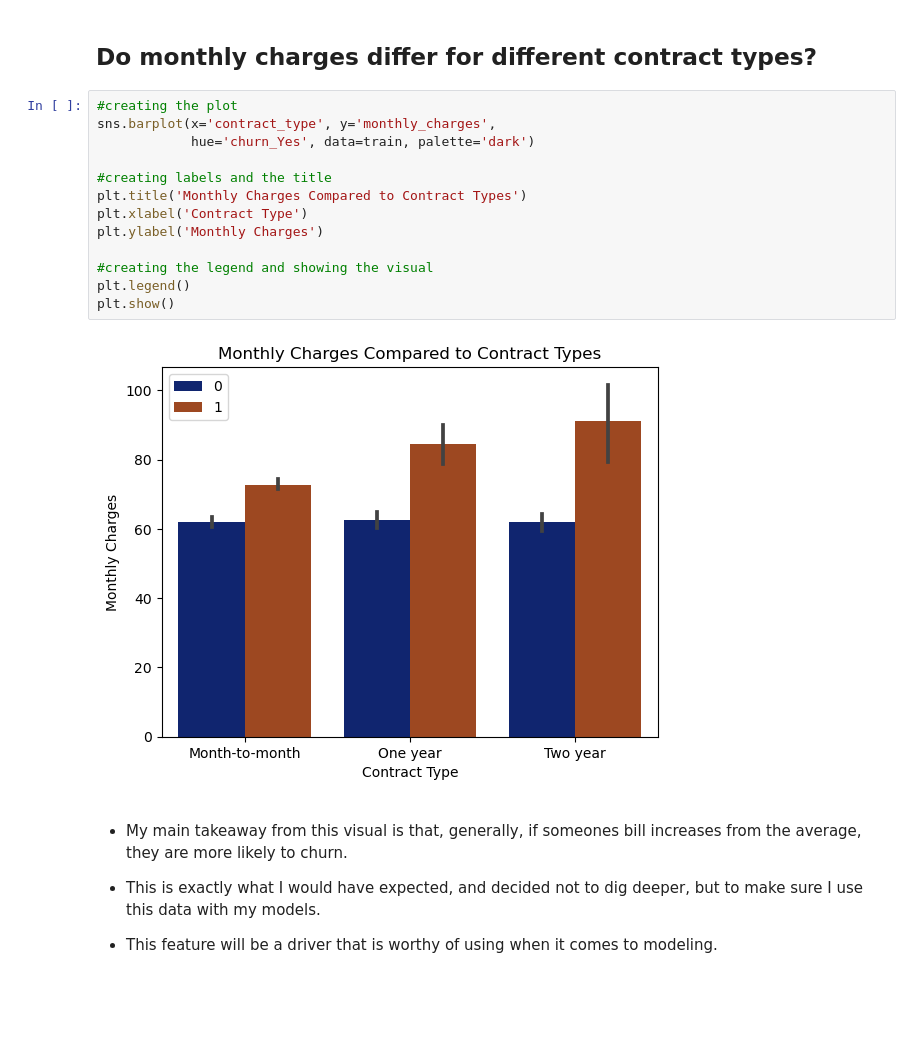
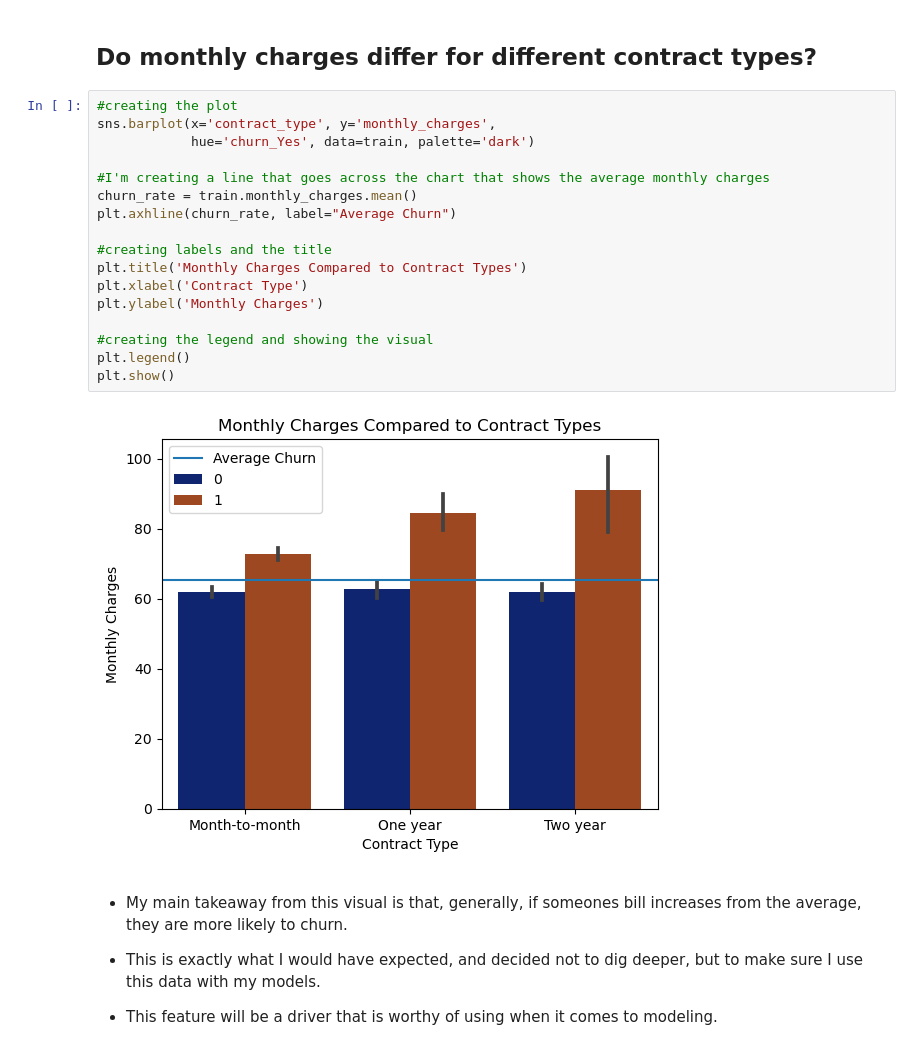
Before and after one commit to shawn-brown12/classification_project, a Jupyter notebook: Final_Report.ipynb, the cells around one changed output. Saved outputs shown, nothing was run; the diff lists cells and outputs as text; blank space fills up the shorter version.

```diff
--- a/Final_Report.ipynb
+++ b/Final_Report.ipynb
@@ -159,18 +160,22 @@ plt.show()
 # %%
 #creating the plot
 sns.barplot(x='contract_type', y='monthly_charges',
             hue='churn_Yes', data=train, palette='dark')
+
+#I'm creating a line that goes across the chart that shows the average monthly charges
+churn_rate = train.monthly_charges.mean()
+plt.axhline(churn_rate, label="Average Churn")
 
 #creating labels and the title
 plt.title('Monthly Charges Compared to Contract Types')
 plt.xlabel('Contract Type')
 plt.ylabel('Monthly Charges')
 
 #creating the legend and showing the visual
 plt.legend()
 plt.show()
 # %% [output]
-[figure, old version]
+[figure, new version]
 # %% [markdown]
 - My main takeaway from this visual is that, generally, if someones bill increases from the average, they are more likely to churn.
 
```
Also changed, not shown: parts of 8 cells of this notebook, 3 other files.
